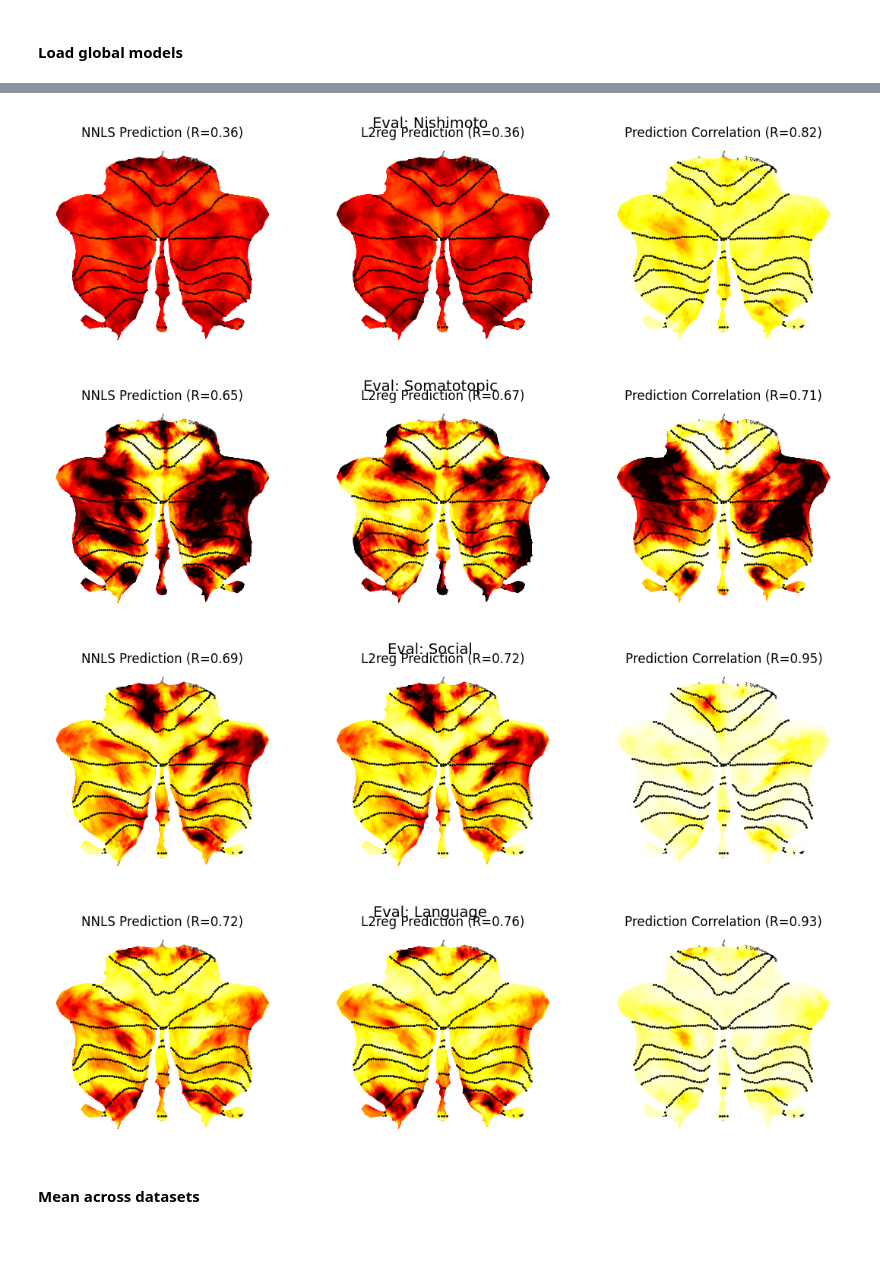
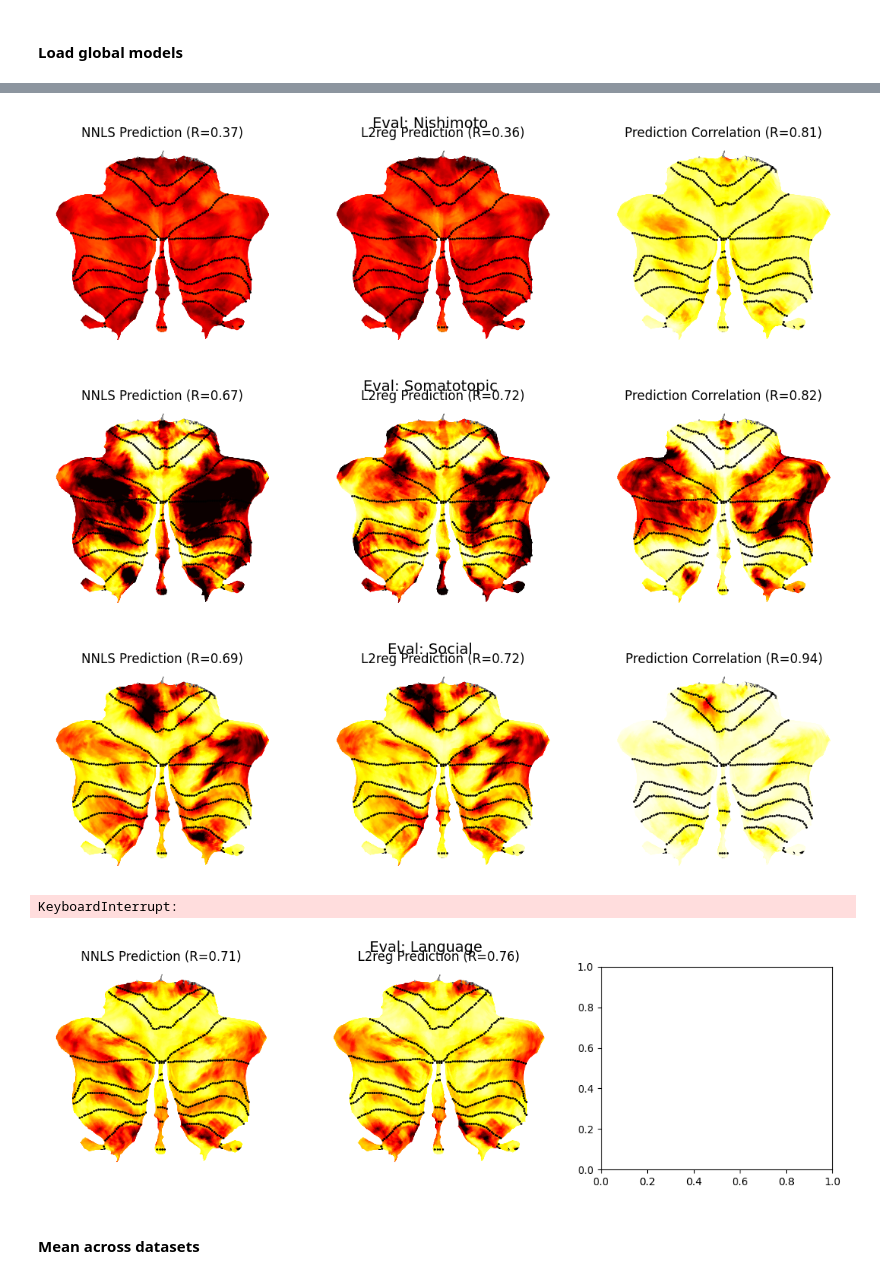
Before and after one commit to DiedrichsenLab/cortico_cereb_connectivity, a Jupyter notebook: notebooks/9. Method_comparison/prediction_similarity.ipynb, the cells around one changed output, grey strips where cells are left out. Drawn from its saved outputs; the diff is of its cells as text; code cells hidden in the pictures; blank space fills up the shorter version.

```diff
--- a/notebooks/9. Method_comparison/prediction_similarity.ipynb
+++ b/notebooks/9. Method_comparison/prediction_similarity.ipynb
@@ -19,8 +19,8 @@ train_ds_list = gl.get_ldo_names()
 train_ses_list = gl.sessions
 eval_ds_list = gl.datasets
 
-ext1 = "A0_global"
-ext2 = "A2_global"
+ext1 = "sc_A1_global"
+ext2 = "sc_A4_global"
 
 R_NNLS_list = []
 R_L2reg_list = []
@@ -82,7 +82,8 @@ for t, (traindata, trainsession) in enumerate(zip(train_ds_list, train_ses_list)
-[figure, old version]
+[figure, new version]
-[figure, old version]
+[figure, new version]
-[figure, old version]
+[figure, new version]
+KeyboardInterrupt:
-[figure, old version]
+[figure, new version]
 # %% [markdown]
 #### Mean across datasets
 # %%
```
Also changed, not shown: parts of 3 cells of this notebook, 3 other files.
